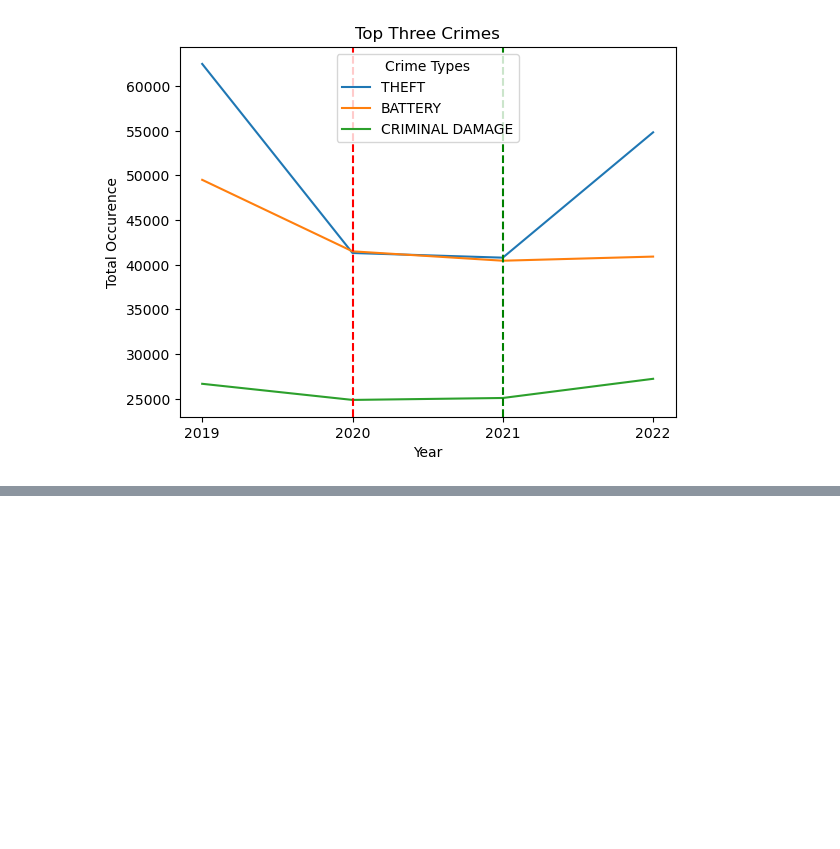
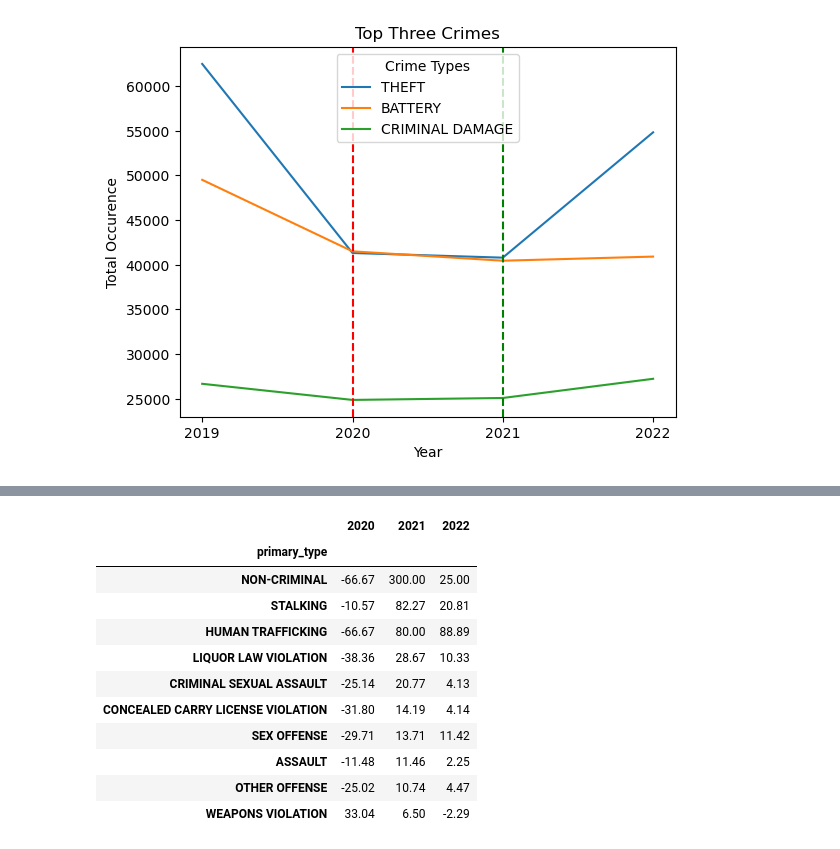
Before and after one commit to jdolinsky/chicago_crime, a Jupyter notebook: crime_increase_covid.ipynb, the cells around one changed output, grey strips where cells are left out. Cells and saved outputs as stored; diff of their text form; code cells hidden in the pictures; blank space fills up the shorter version.

Commit message:
calculated reate increases

```diff
--- a/crime_increase_covid.ipynb
+++ b/crime_increase_covid.ipynb
@@ -108,0 +125,6 @@ plot = plot.legend(title='Crime Types')
+# %%
+#clean up
+change_df.dropna(inplace=True)
+# get the crime categories with the highest increase in 2020
+change_df.sort_values(2020, inplace=True, ascending = False)
+change_df.head(3)
@@ -108,0 +137,16 @@ plot = plot.legend(title='Crime Types')
+# %%
+change_df.sort_values(2021, inplace=True, ascending = False)
+change_df.head(10)
+# %% [output]
+|  | 2020 | 2021 | 2022 |
+| primary_type |  |  |  |
+| NON-CRIMINAL | -66.67 | 300.00 | 25.00 |
+| STALKING | -10.57 | 82.27 | 20.81 |
+| HUMAN TRAFFICKING | -66.67 | 80.00 | 88.89 |
+| LIQUOR LAW VIOLATION | -38.36 | 28.67 | 10.33 |
+| CRIMINAL SEXUAL ASSAULT | -25.14 | 20.77 | 4.13 |
+| CONCEALED CARRY LICENSE VIOLATION | -31.80 | 14.19 | 4.14 |
+| SEX OFFENSE | -29.71 | 13.71 | 11.42 |
+| ASSAULT | -11.48 | 11.46 | 2.25 |
+| OTHER OFFENSE | -25.02 | 10.74 | 4.47 |
+| WEAPONS VIOLATION | 33.04 | 6.50 | -2.29 |
```
Also changed, not shown: parts of 10 cells of this notebook.
